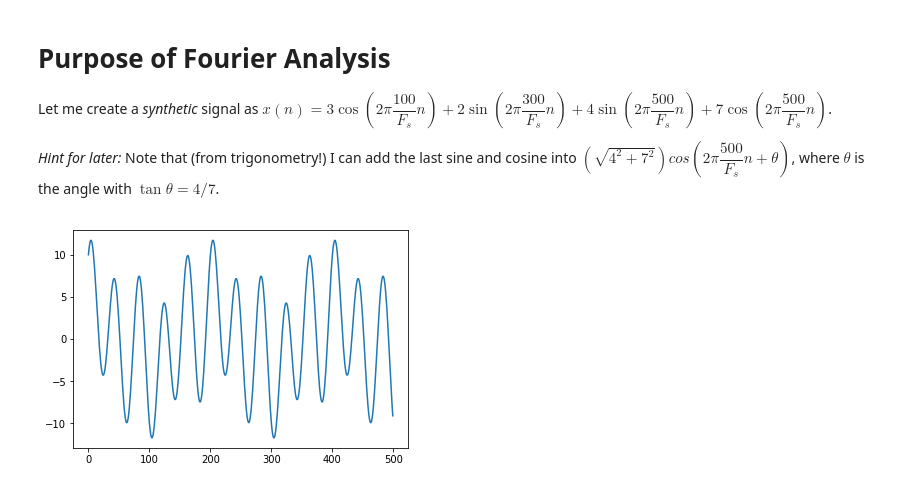
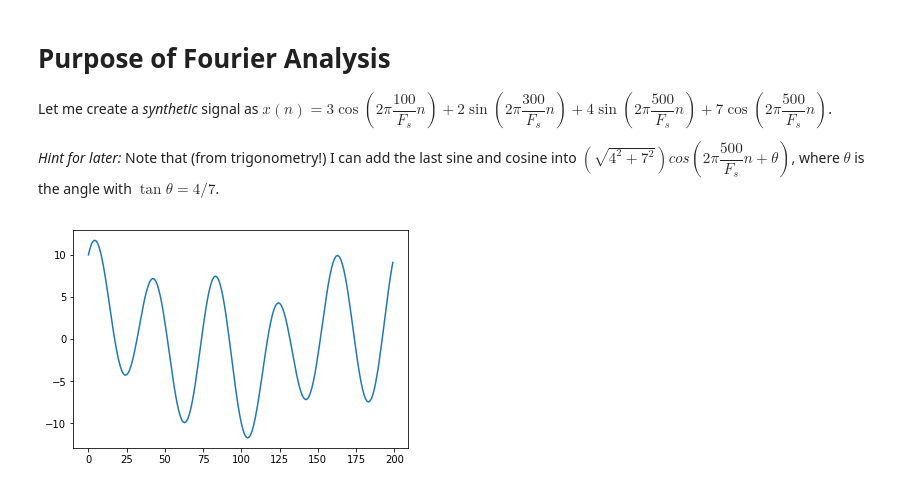
Before and after one commit to toutios/simple_fourier, a Jupyter notebook: Fourier.ipynb, the cells around one changed output. Saved outputs shown, nothing was run; the diff lists cells and outputs as text; code cells hidden in the pictures.

```diff
--- a/Fourier.ipynb
+++ b/Fourier.ipynb
@@ -102,22 +102,22 @@ Let me create a *synthetic* signal as $x(n) = 3\cos(2\pi \dfrac{100}{F_s} n) + 2
 # %%
 import math
 
 Fs=20000;
 
 n = [];
 x = [];
 
-N = 500;
+N = round(Fs/f);
 
 for i in range(N):
     n.append(i);
     x.append(3*math.cos(2*math.pi*100/Fs*i) + 2*math.sin(2*math.pi*300/Fs*i)\
                 + 4*math.sin(2*math.pi*500/Fs*i) + 7*math.cos(2*math.pi*500/Fs*i));
 
 plt.plot(n,x)
 plt.show()
 # %% [output]
-[figure, old version]
+[figure, new version]
 # %% [markdown]
 Given the way I created this signal, I can for example, make the following statement:
 
```
Also changed, not shown: parts of 7 cells of this notebook.
